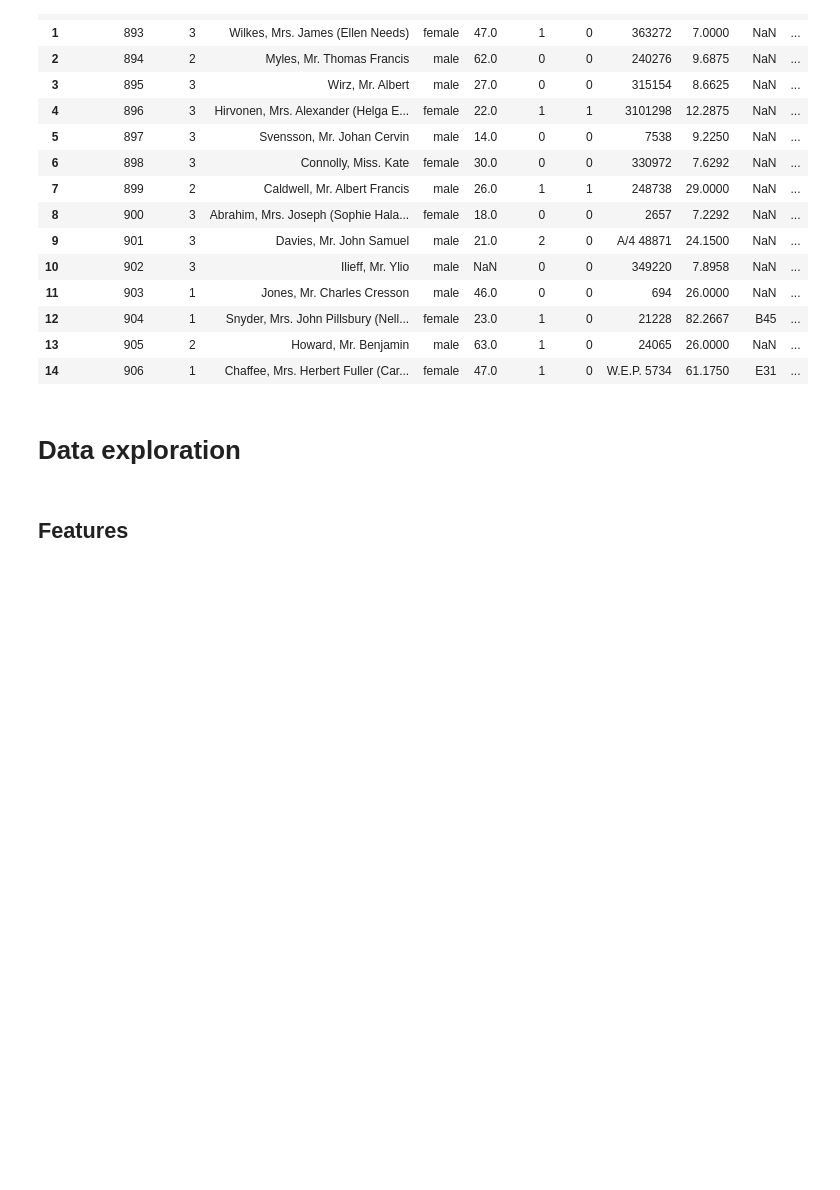
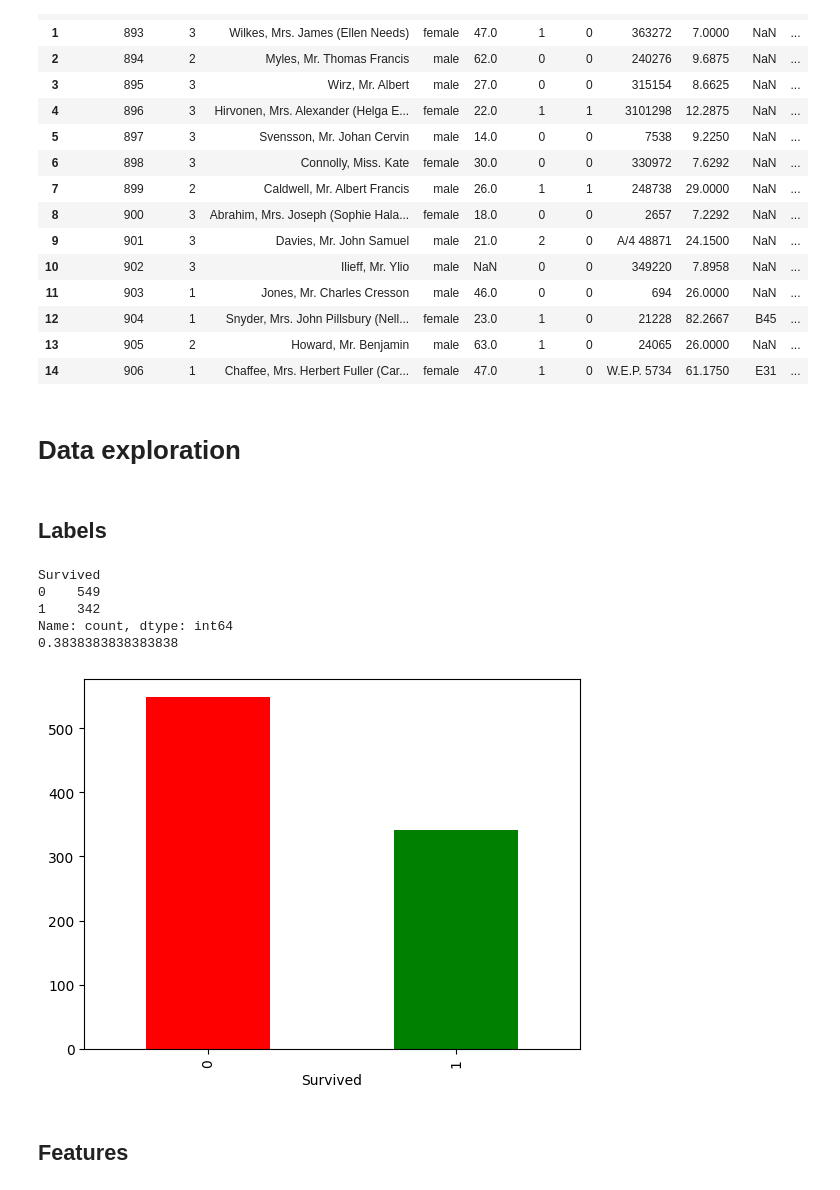
Before and after one commit to mattcodeins/kaggle-titanic, a Jupyter notebook: main.ipynb, the cells around one changed output. Drawn from its saved outputs; the diff is of its cells as text; code cells hidden in the pictures; blank space fills up the shorter version.

```diff
--- a/main.ipynb
+++ b/main.ipynb
@@ -63,6 +63,19 @@ Number of columns: 11
 # Data exploration
 # %%
 explore = train.copy()
+# %% [markdown]
+## Labels
+# %%
+train['Survived'].value_counts().plot(kind='bar', color=['red', 'green'])
+print(train['Survived'].value_counts())
+print(train['Survived'].sum()/train['Survived'].count())4
+# %% [output]
+Survived
+0    549
+1    342
+Name: count, dtype: int64
+0.3838383838383838
+[figure, added]
 # %% [markdown]
 ## Features
 # %% [markdown]
```
Also changed, not shown: parts of 19 cells of this notebook, 7 other files.
